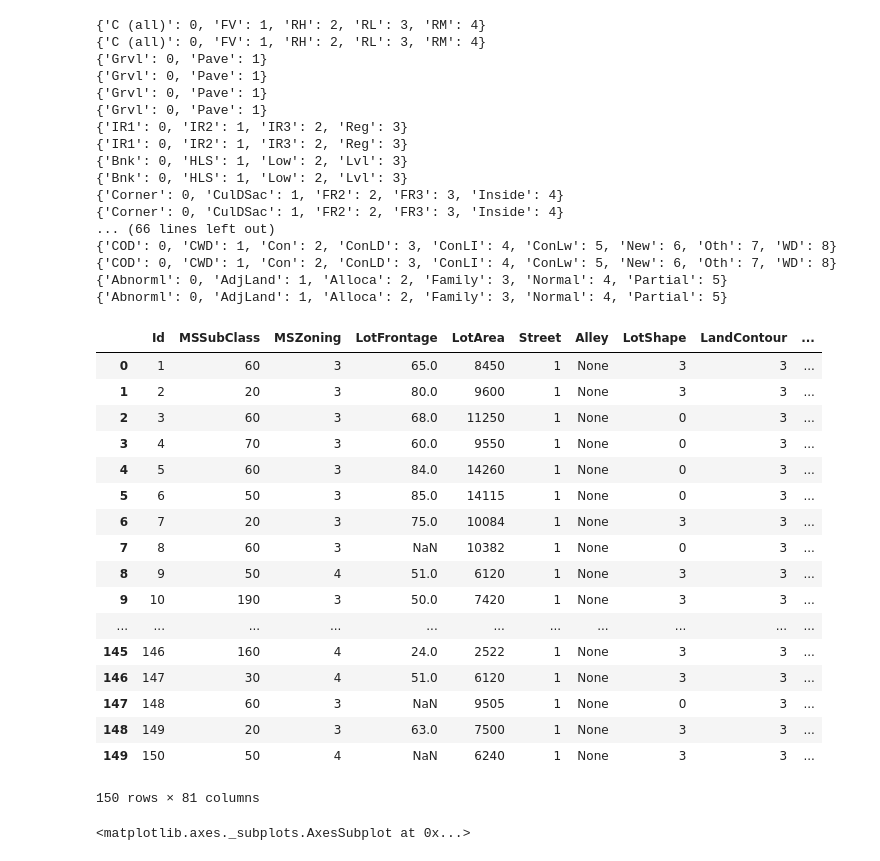
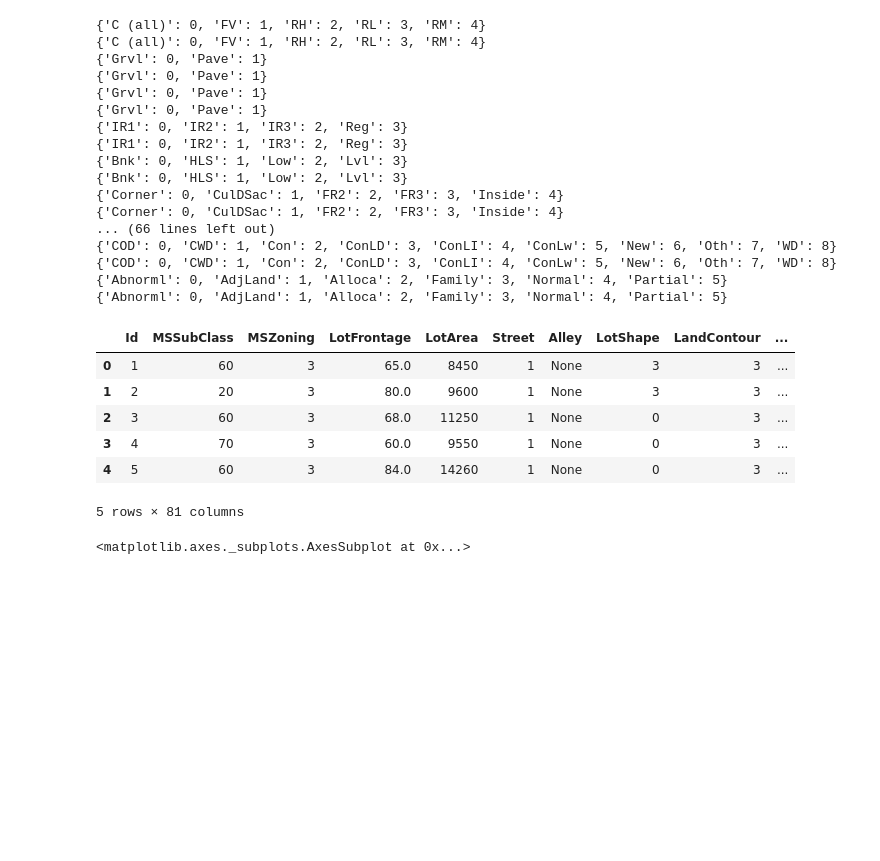
Before and after one commit to foreverloop/house-regress-k, a Jupyter notebook: HouseRegression.ipynb, the cells around one changed output. Cells and saved outputs as stored; diff of their text form; code cells hidden in the pictures; blank space fills up the shorter version.

```diff
--- a/HouseRegression.ipynb
+++ b/HouseRegression.ipynb
@@ -79,46 +79,35 @@ for column in categorical_cols:
 
 #df_train = df_train.drop(['Utilities','PoolArea','PoolQC'], axis=1)
 #df_test = df_test.drop(['Utilities','PoolArea','PoolQC'], axis=1)
 #all_df_list = [df_train,df_test]
 
 #print("After", df_train.shape, df_test.shape, all_df_list[0].shape, all_df_list[1].shape)
-df_train.head(150)
+df_train.head(5)
 # %% [output]
 {'C (all)': 0, 'FV': 1, 'RH': 2, 'RL': 3, 'RM': 4}
 {'C (all)': 0, 'FV': 1, 'RH': 2, 'RL': 3, 'RM': 4}
 {'Grvl': 0, 'Pave': 1}
 {'Grvl': 0, 'Pave': 1}
 {'Grvl': 0, 'Pave': 1}
 {'Grvl': 0, 'Pave': 1}
 {'IR1': 0, 'IR2': 1, 'IR3': 2, 'Reg': 3}
 {'IR1': 0, 'IR2': 1, 'IR3': 2, 'Reg': 3}
 {'Bnk': 0, 'HLS': 1, 'Low': 2, 'Lvl': 3}
 {'Bnk': 0, 'HLS': 1, 'Low': 2, 'Lvl': 3}
 {'Corner': 0, 'CulDSac': 1, 'FR2': 2, 'FR3': 3, 'Inside': 4}
 {'Corner': 0, 'CulDSac': 1, 'FR2': 2, 'FR3': 3, 'Inside': 4}
 ... (66 lines left out)
 {'COD': 0, 'CWD': 1, 'Con': 2, 'ConLD': 3, 'ConLI': 4, 'ConLw': 5, 'New': 6, 'Oth': 7, 'WD': 8}
 {'COD': 0, 'CWD': 1, 'Con': 2, 'ConLD': 3, 'ConLI': 4, 'ConLw': 5, 'New': 6, 'Oth': 7, 'WD': 8}
 {'Abnorml': 0, 'AdjLand': 1, 'Alloca': 2, 'Family': 3, 'Normal': 4, 'Partial': 5}
 {'Abnorml': 0, 'AdjLand': 1, 'Alloca': 2, 'Family': 3, 'Normal': 4, 'Partial': 5}
 |  | Id | MSSubClass | MSZoning | LotFrontage | LotArea | Street | Alley | LotShape | LandContour | ... |
 | 0 | 1 | 60 | 3 | 65.0 | 8450 | 1 | None | 3 | 3 | ... |
 | 1 | 2 | 20 | 3 | 80.0 | 9600 | 1 | None | 3 | 3 | ... |
 | 2 | 3 | 60 | 3 | 68.0 | 11250 | 1 | None | 0 | 3 | ... |
 | 3 | 4 | 70 | 3 | 60.0 | 9550 | 1 | None | 0 | 3 | ... |
 | 4 | 5 | 60 | 3 | 84.0 | 14260 | 1 | None | 0 | 3 | ... |
-| 5 | 6 | 50 | 3 | 85.0 | 14115 | 1 | None | 0 | 3 | ... |
-| 6 | 7 | 20 | 3 | 75.0 | 10084 | 1 | None | 3 | 3 | ... |
-| 7 | 8 | 60 | 3 | NaN | 10382 | 1 | None | 0 | 3 | ... |
-| 8 | 9 | 50 | 4 | 51.0 | 6120 | 1 | None | 3 | 3 | ... |
-| 9 | 10 | 190 | 3 | 50.0 | 7420 | 1 | None | 3 | 3 | ... |
-| ... | ... | ... | ... | ... | ... | ... | ... | ... | ... | ... |
-| 145 | 146 | 160 | 4 | 24.0 | 2522 | 1 | None | 3 | 3 | ... |
-| 146 | 147 | 30 | 4 | 51.0 | 6120 | 1 | None | 3 | 3 | ... |
-| 147 | 148 | 60 | 3 | NaN | 9505 | 1 | None | 0 | 3 | ... |
-| 148 | 149 | 20 | 3 | 63.0 | 7500 | 1 | None | 3 | 3 | ... |
-| 149 | 150 | 50 | 4 | NaN | 6240 | 1 | None | 3 | 3 | ... |
-150 rows × 81 columns
+5 rows × 81 columns
 # %%
 #quick way to see what data is missing
 #remember I dropped the pool stuff and utilities earlier as they had no variation
```
Also changed, not shown: parts of 3 cells of this notebook.
